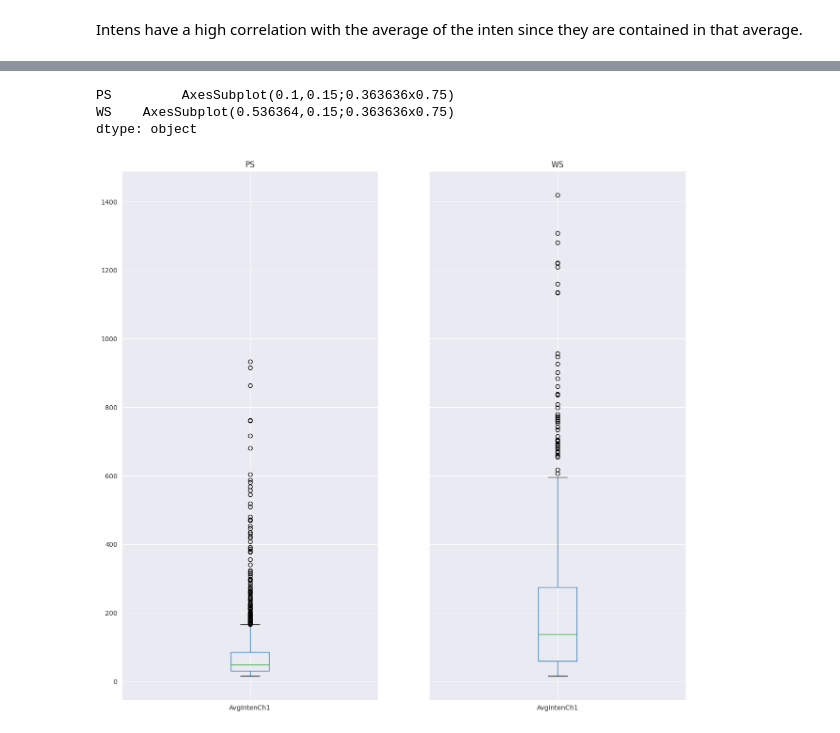
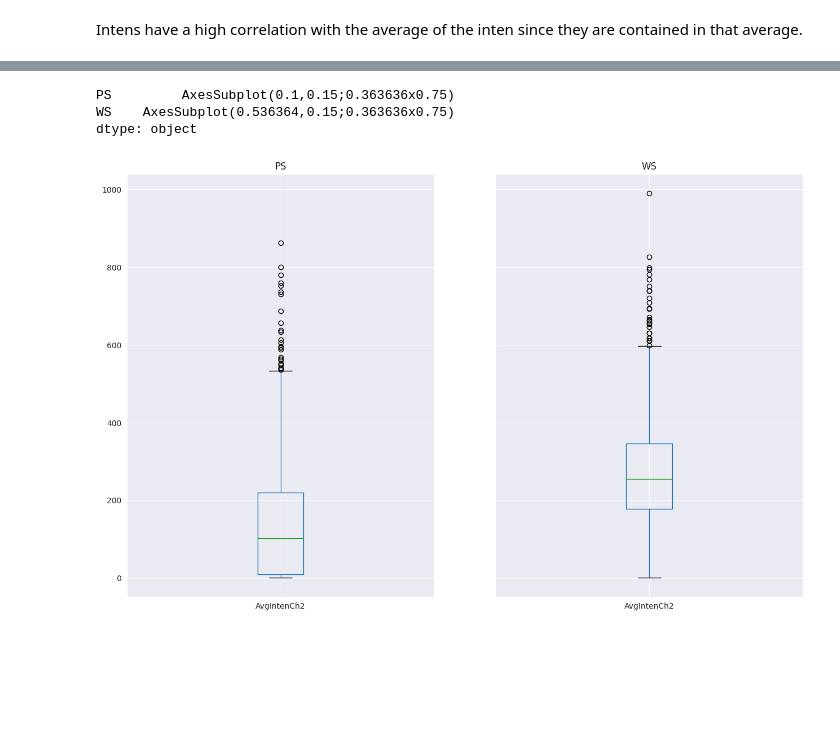
Before and after one commit to fweingartshofer/mc-ml, a Jupyter notebook: e01/01_cell_data_segmentation.ipynb, the cells around one changed output, grey strips where cells are left out. Drawn from its saved outputs; the diff is of its cells as text; code cells hidden in the pictures; blank space fills up the shorter version.

```diff
--- a/e01/01_cell_data_segmentation.ipynb
+++ b/e01/01_cell_data_segmentation.ipynb
@@ -101,8 +150,8 @@ Feature ConvexHullAreaRatioCh1 and ConvexHullPerimRatioCh1 have a negative corre
 # %%
-g[['AvgIntenCh1']].boxplot(figsize=(15, 15))
+g[['AvgIntenCh2']].boxplot(figsize=(15, 10))
 # %% [output]
 PS         AxesSubplot(0.1,0.15;0.363636x0.75)
 WS    AxesSubplot(0.536364,0.15;0.363636x0.75)
 dtype: object
-[figure, old version]
+[figure, new version]
 # %%
```
Also changed, not shown: parts of 20 cells of this notebook, 1 other file.
